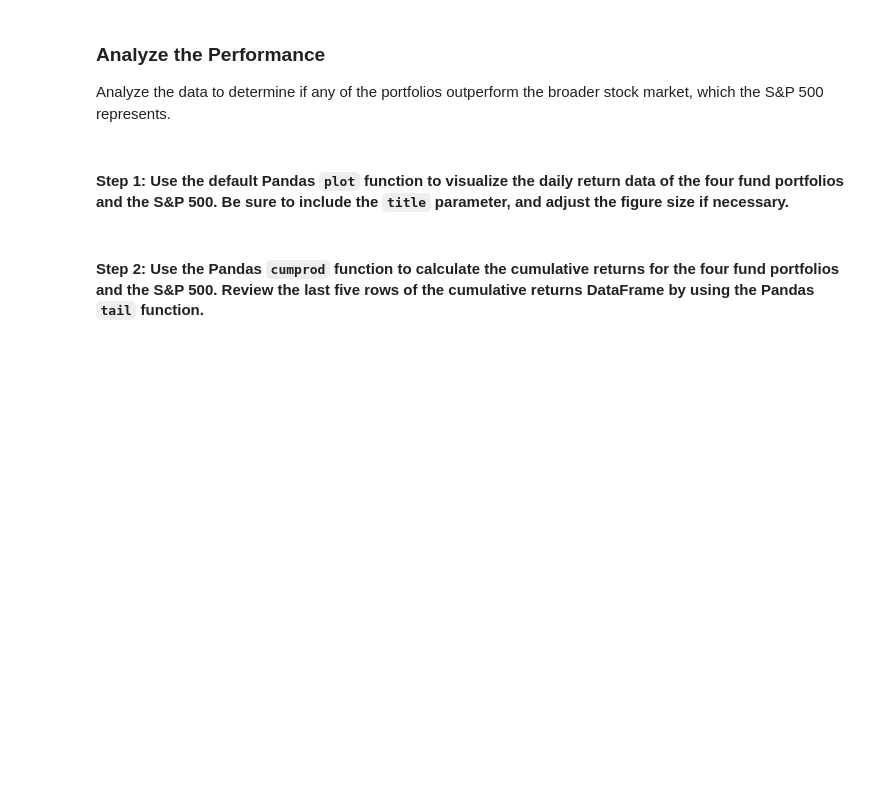
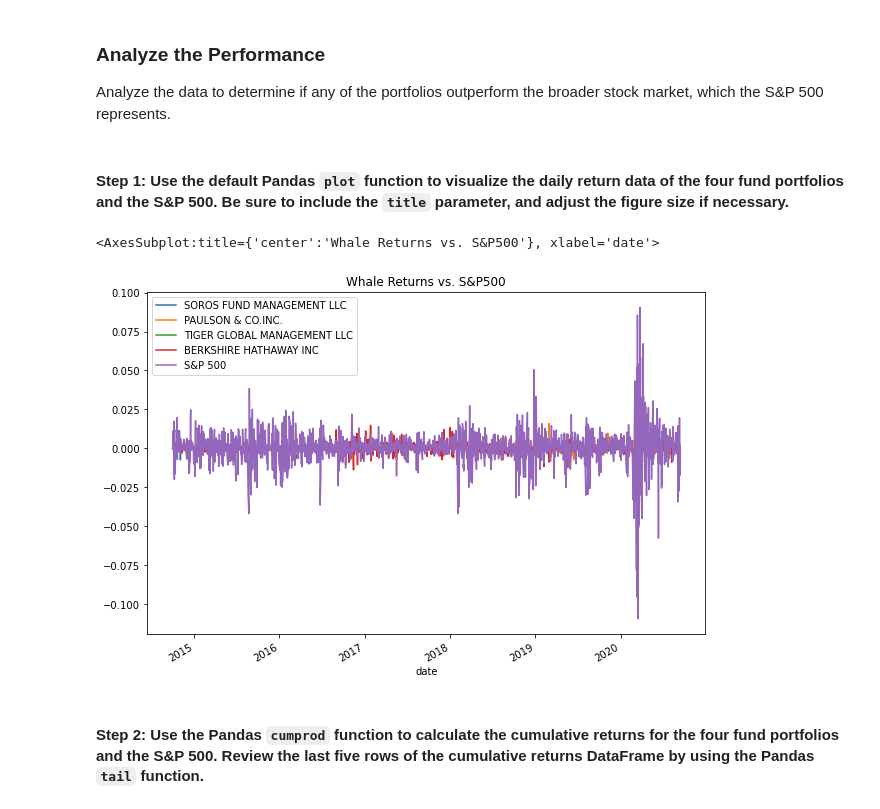
Before and after one commit to mathias1020/Challenge_4, a Jupyter notebook: risk_return_analysis.ipynb, the cells around one changed output. Drawn from its saved outputs; the diff is of its cells as text; code cells hidden in the pictures; blank space fills up the shorter version.

```diff
--- a/risk_return_analysis.ipynb
+++ b/risk_return_analysis.ipynb
@@ -157,7 +158,12 @@ Analyze the data to determine if any of the portfolios outperform the broader st
 # %%
 # Plot the daily return data of the 4 funds and the S&P 500
 # Inclue a title parameter and adjust the figure size
-# YOUR CODE HERE
+
+# Plot
+whale_funds_daily_returns.plot(figsize= (10, 7), title= "Whale Returns vs. S&P500")
+# %% [output]
+<AxesSubplot:title={'center':'Whale Returns vs. S&P500'}, xlabel='date'>
+[figure, added]
 # %% [markdown]
 #### Step 2: Use the Pandas `cumprod` function to calculate the cumulative returns for the four fund portfolios and the S&P 500. Review the last five rows of the cumulative returns DataFrame by using the Pandas `tail` function.
 # %%
```
Also changed, not shown: parts of 3 cells of this notebook.
